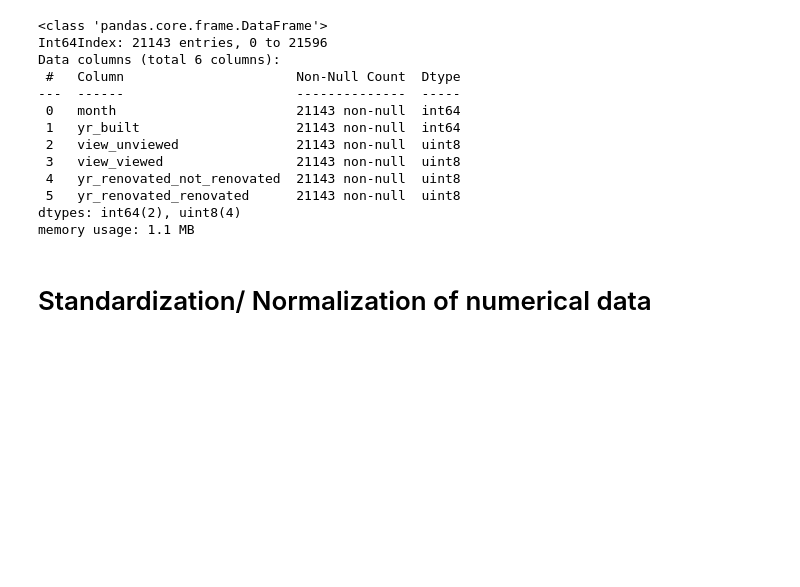
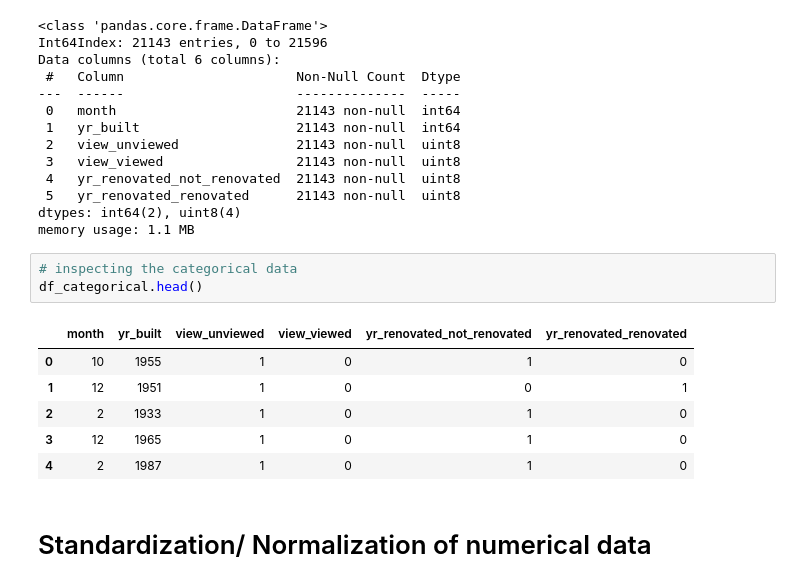
Before and after one commit to angela-cheruto9/Phase_2_project, a Jupyter notebook: Untitled.ipynb, the cells around one changed output. Saved outputs shown, nothing was run; the diff lists cells and outputs as text; blank space fills up the shorter version.

```diff
--- a/Untitled.ipynb
+++ b/Untitled.ipynb
@@ -823,6 +823,16 @@ Data columns (total 6 columns):
  5   yr_renovated_renovated      21143 non-null  uint8
 dtypes: int64(2), uint8(4)
 memory usage: 1.1 MB
+# %%
+# inspecting the categorical data
+df_categorical.head()
+# %% [output]
+|  | month | yr_built | view_unviewed | view_viewed | yr_renovated_not_renovated | yr_renovated_renovated |
+| 0 | 10 | 1955 | 1 | 0 | 1 | 0 |
+| 1 | 12 | 1951 | 1 | 0 | 0 | 1 |
+| 2 | 2 | 1933 | 1 | 0 | 1 | 0 |
+| 3 | 12 | 1965 | 1 | 0 | 1 | 0 |
+| 4 | 2 | 1987 | 1 | 0 | 1 | 0 |
 # %% [markdown]
 # Standardization/ Normalization of numerical data
 # %% [markdown]
```
Also changed, not shown: parts of 32 cells of this notebook.
